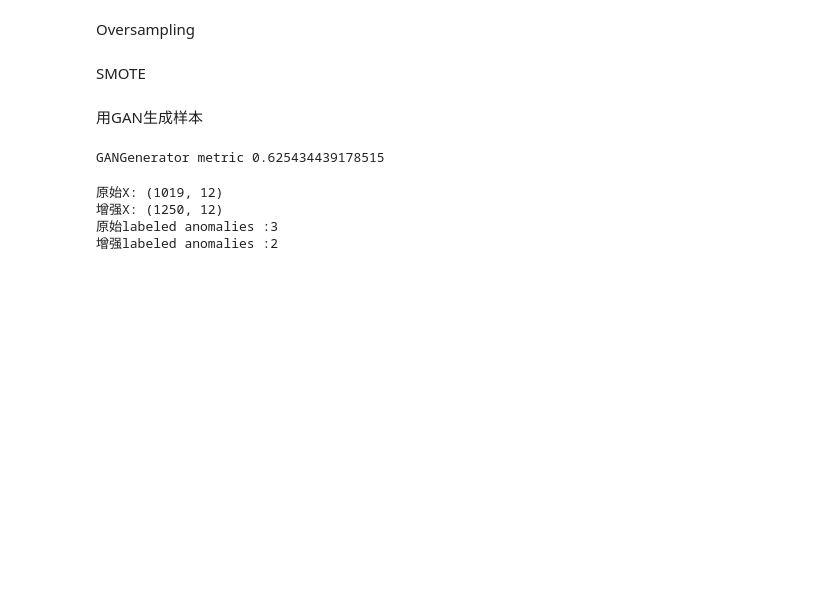
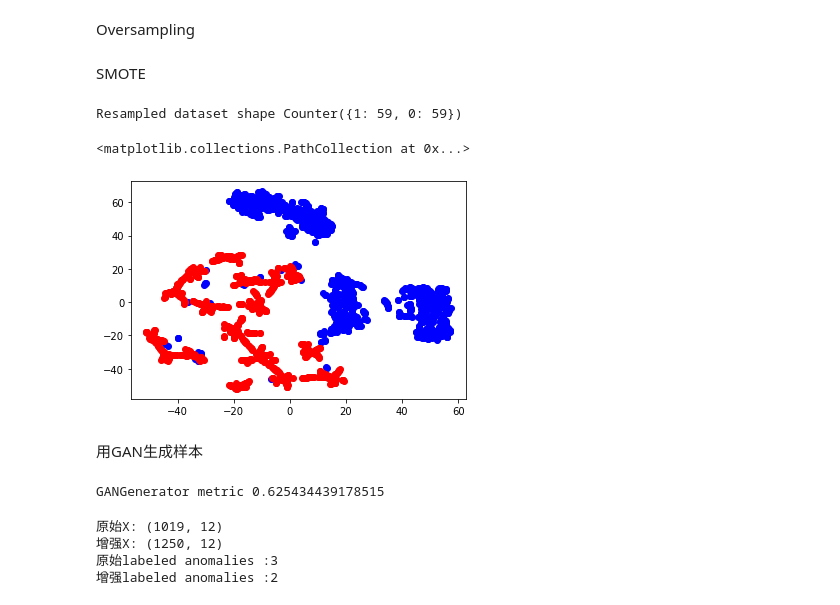
Before and after one commit to Minqi824/ADGym, a Jupyter notebook: Data Augmentation Demo.ipynb, the cells around one changed output. Saved outputs shown, nothing was run; the diff lists cells and outputs as text; code cells hidden in the pictures; blank space fills up the shorter version.

```diff
--- a/Data Augmentation Demo.ipynb
+++ b/Data Augmentation Demo.ipynb
@@ -64,3 +54,19 @@ SMOTE
+# %%
+from imblearn.over_sampling import SMOTE
+from collections import Counter
+
+X_res, y_res = SMOTE(random_state=42).fit_resample(np.random.randn(100,2), np.random.choice([0, 1], 100))
+print('Resampled dataset shape %s' % Counter(y_res))
+# %% [output]
+Resampled dataset shape Counter({1: 59, 0: 59})
+# %%
+X_tsne = TSNE(n_components=2, random_state=42).fit_transform(X_res)
+
+plt.scatter(X_tsne[y_res.values.squeeze()==0, 0], X_tsne[y_res.values.squeeze()==0, 1], color='blue')
+plt.scatter(X_tsne[y_res.values.squeeze()==1, 0], X_tsne[y_res.values.squeeze()==1, 1], color='red')
+# %% [output]
+<matplotlib.collections.PathCollection at 0x...>
+[figure, added]
 # %% [markdown]
 用GAN生成样本
 # %%
```
Also changed, not shown: parts of 8 cells of this notebook, 4 other files.
